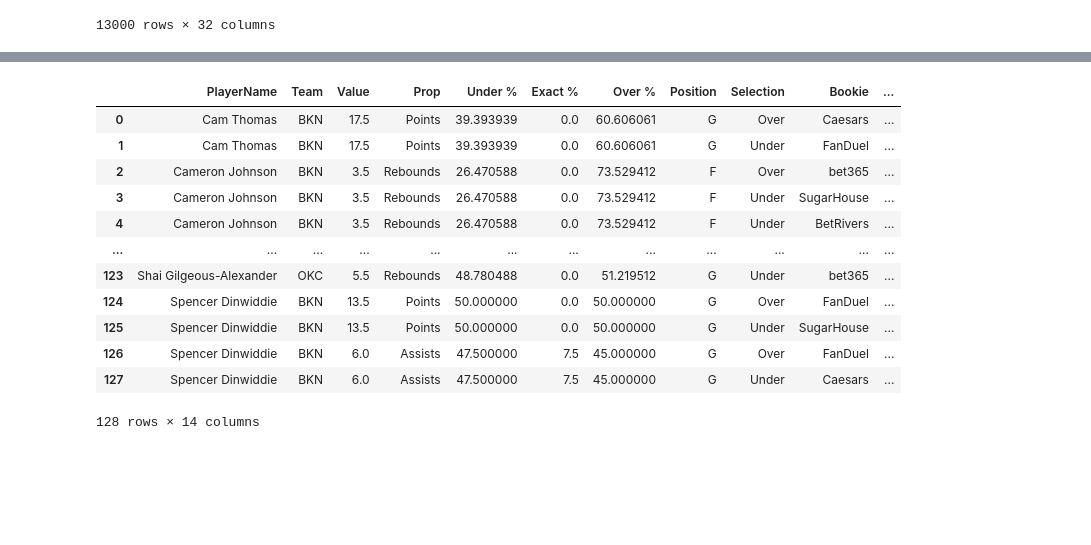
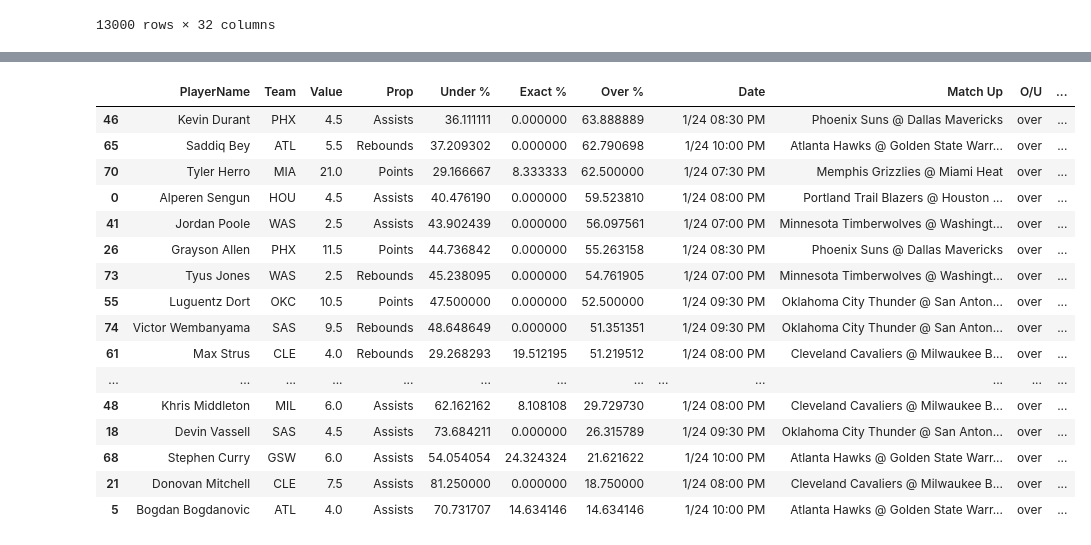
Before and after one commit to DhirenShivdasani/NBA-player-prop-analysis, a Jupyter notebook: Untitled.ipynb, the cells around one changed output, grey strips where cells are left out. Cells and saved outputs as stored; diff of their text form; code cells hidden in the pictures; blank space fills up the shorter version.

```diff
--- a/Untitled.ipynb
+++ b/Untitled.ipynb
@@ -595,20 +587,24 @@ lines_df = pd.read_csv('lines_for_today.csv')
 lines_df = lines_df.rename(columns = {'Player Name':'PlayerName', 'Market': 'Prop'})
 lines_df.drop(['Team'], axis =1, inplace = True)
 # %%
-combined_df = pd.merge(grouped_stats, lines_df, on=['PlayerName', 'Prop'])
+combined_df = pd.merge(grouped_stats, df, on=['PlayerName', 'Prop'])
 # %%
-combined_df
+combined_df[combined_df['O/U'] == 'over'].sort_values(by = 'Over %', ascending = False)
 # %% [output]
-|  | PlayerName | Team | Value | Prop | Under % | Exact % | Over % | Position | Selection | Bookie | ... |
-| 0 | Cam Thomas | BKN | 17.5 | Points | 39.393939 | 0.0 | 60.606061 | G | Over | Caesars | ... |
-| 1 | Cam Thomas | BKN | 17.5 | Points | 39.393939 | 0.0 | 60.606061 | G | Under | FanDuel | ... |
-| 2 | Cameron Johnson | BKN | 3.5 | Rebounds | 26.470588 | 0.0 | 73.529412 | F | Over | bet365 | ... |
-| 3 | Cameron Johnson | BKN | 3.5 | Rebounds | 26.470588 | 0.0 | 73.529412 | F | Under | SugarHouse | ... |
-| 4 | Cameron Johnson | BKN | 3.5 | Rebounds | 26.470588 | 0.0 | 73.529412 | F | Under | BetRivers | ... |
-| ... | ... | ... | ... | ... | ... | ... | ... | ... | ... | ... | ... |
-| 123 | Shai Gilgeous-Alexander | OKC | 5.5 | Rebounds | 48.780488 | 0.0 | 51.219512 | G | Under | bet365 | ... |
-| 124 | Spencer Dinwiddie | BKN | 13.5 | Points | 50.000000 | 0.0 | 50.000000 | G | Over | FanDuel | ... |
-| 125 | Spencer Dinwiddie | BKN | 13.5 | Points | 50.000000 | 0.0 | 50.000000 | G | Under | SugarHouse | ... |
-| 126 | Spencer Dinwiddie | BKN | 6.0 | Assists | 47.500000 | 7.5 | 45.000000 | G | Over | FanDuel | ... |
-| 127 | Spencer Dinwiddie | BKN | 6.0 | Assists | 47.500000 | 7.5 | 45.000000 | G | Under | Caesars | ... |
+|  | PlayerName | Team | Value | Prop | Under % | Exact % | Over % |  | Date | Match Up | O/U | ... |
+| 46 | Kevin Durant | PHX | 4.5 | Assists | 36.111111 | 0.000000 | 63.888889 |  | 1/24 08:30 PM | Phoenix Suns @ Dallas Mavericks | over | ... |
+| 65 | Saddiq Bey | ATL | 5.5 | Rebounds | 37.209302 | 0.000000 | 62.790698 |  | 1/24 10:00 PM | Atlanta Hawks @ Golden State Warr... | over | ... |
+| 70 | Tyler Herro | MIA | 21.0 | Points | 29.166667 | 8.333333 | 62.500000 |  | 1/24 07:30 PM | Memphis Grizzlies @ Miami Heat | over | ... |
+| 0 | Alperen Sengun | HOU | 4.5 | Assists | 40.476190 | 0.000000 | 59.523810 |  | 1/24 08:00 PM | Portland Trail Blazers @ Houston ... | over | ... |
+| 41 | Jordan Poole | WAS | 2.5 | Assists | 43.902439 | 0.000000 | 56.097561 |  | 1/24 07:00 PM | Minnesota Timberwolves @ Washingt... | over | ... |
+| 26 | Grayson Allen | PHX | 11.5 | Points | 44.736842 | 0.000000 | 55.263158 |  | 1/24 08:30 PM | Phoenix Suns @ Dallas Mavericks | over | ... |
+| 73 | Tyus Jones | WAS | 2.5 | Rebounds | 45.238095 | 0.000000 | 54.761905 |  | 1/24 07:00 PM | Minnesota Timberwolves @ Washingt... | over | ... |
+| 55 | Luguentz Dort | OKC | 10.5 | Points | 47.500000 | 0.000000 | 52.500000 |  | 1/24 09:30 PM | Oklahoma City Thunder @ San Anton... | over | ... |
+| 74 | Victor Wembanyama | SAS | 9.5 | Rebounds | 48.648649 | 0.000000 | 51.351351 |  | 1/24 09:30 PM | Oklahoma City Thunder @ San Anton... | over | ... |
+| 61 | Max Strus | CLE | 4.0 | Rebounds | 29.268293 | 19.512195 | 51.219512 |  | 1/24 08:00 PM | Cleveland Cavaliers @ Milwaukee B... | over | ... |
+| ... | ... | ... | ... | ... | ... | ... | ... | ... | ... | ... | ... | ... |
+| 48 | Khris Middleton | MIL | 6.0 | Assists | 62.162162 | 8.108108 | 29.729730 |  | 1/24 08:00 PM | Cleveland Cavaliers @ Milwaukee B... | over | ... |
+| 18 | Devin Vassell | SAS | 4.5 | Assists | 73.684211 | 0.000000 | 26.315789 |  | 1/24 09:30 PM | Oklahoma City Thunder @ San Anton... | over | ... |
+| 68 | Stephen Curry | GSW | 6.0 | Assists | 54.054054 | 24.324324 | 21.621622 |  | 1/24 10:00 PM | Atlanta Hawks @ Golden State Warr... | over | ... |
+| 21 | Donovan Mitchell | CLE | 7.5 | Assists | 81.250000 | 0.000000 | 18.750000 |  | 1/24 08:00 PM | Cleveland Cavaliers @ Milwaukee B... | over | ... |
+| 5 | Bogdan Bogdanovic | ATL | 4.0 | Assists | 70.731707 | 14.634146 | 14.634146 |  | 1/24 10:00 PM | Atlanta Hawks @ Golden State Warr... | over | ... |
-128 rows × 14 columns
```
Also changed, not shown: parts of 2 cells of this notebook, 1 other file.
